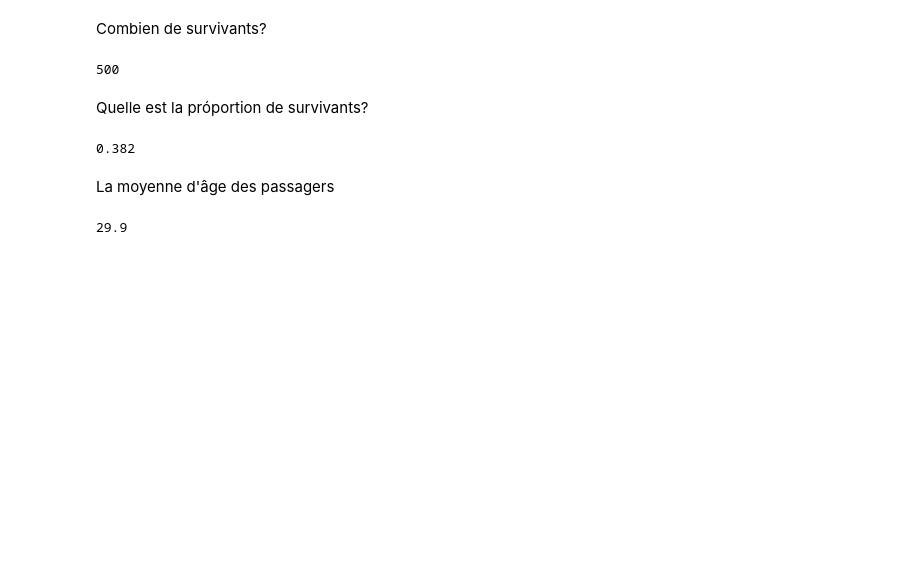
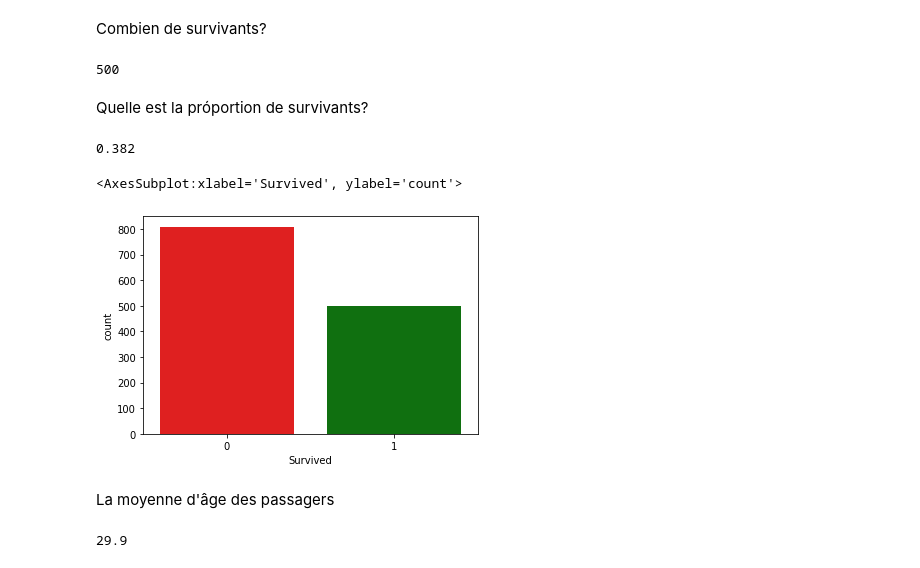
Before and after one commit to sheriffff/teaching_ibm_skillup_data_analytics2022, a Jupyter notebook: fra/01.intro.ipynb, the cells around one changed output. Drawn from its saved outputs; the diff is of its cells as text; code cells hidden in the pictures; blank space fills up the shorter version.

```diff
--- a/fra/01.intro.ipynb
+++ b/fra/01.intro.ipynb
@@ -156,3 +158,8 @@ round(titanic.Survived.sum() / titanic.shape[0], 3)
+# %%
+sns.countplot(x=titanic.Survived, palette=["Red", "Green"])
+# %% [output]
+<AxesSubplot:xlabel='Survived', ylabel='count'>
+[figure, added]
 # %% [markdown]
 La moyenne d'âge des passagers
 # %%
```
Also changed, not shown: parts of 10 cells of this notebook, 2 other files.
